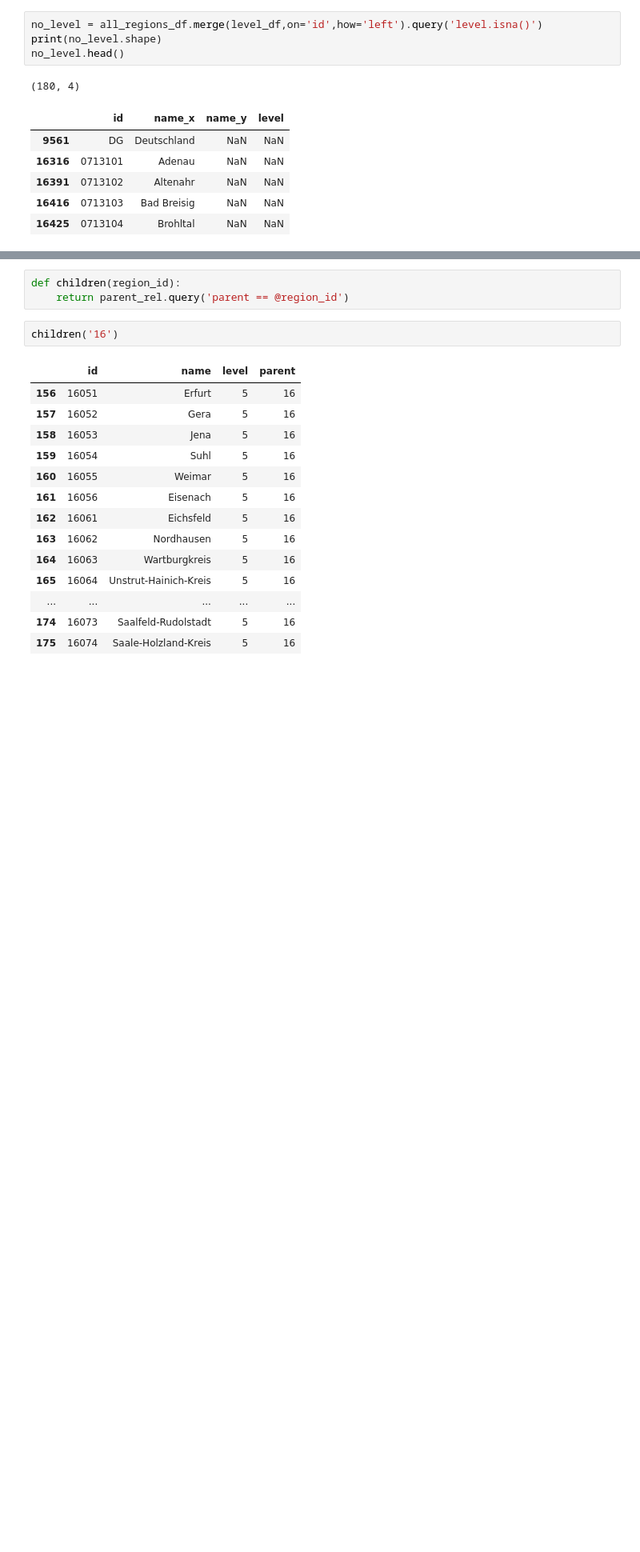
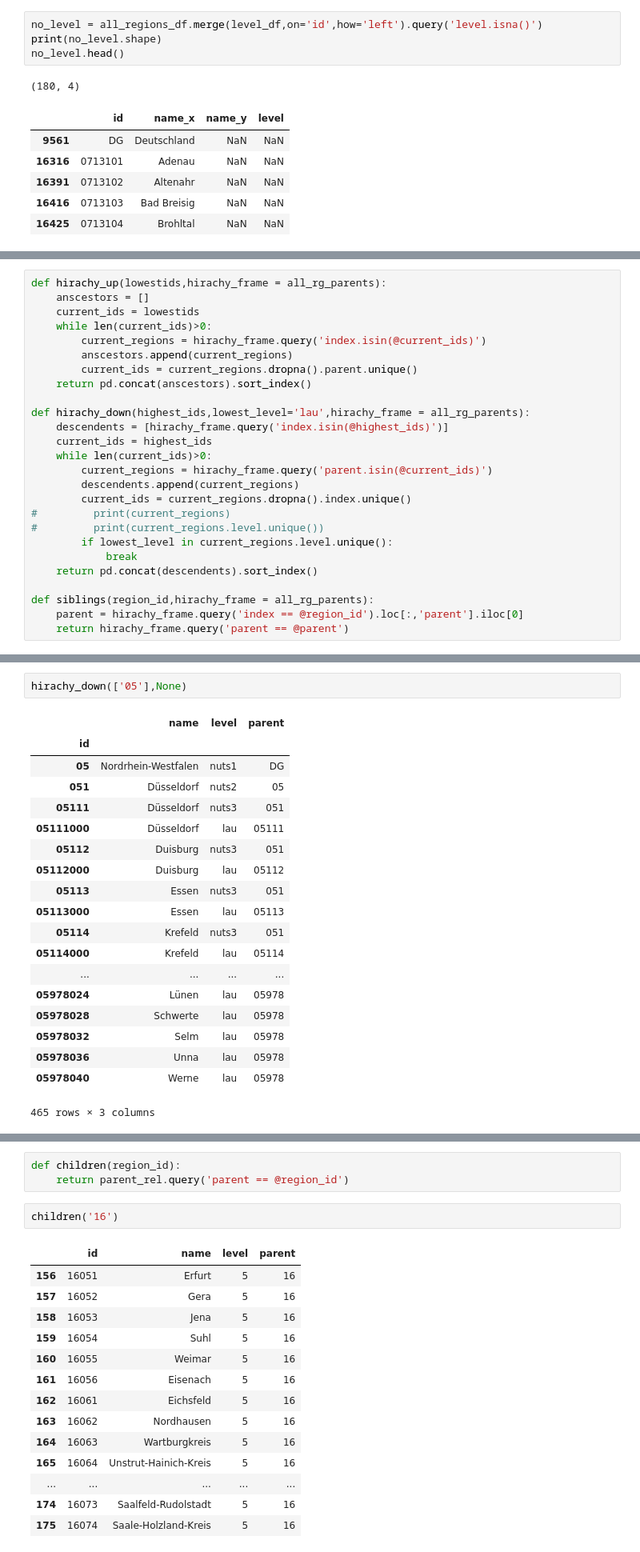
Before and after one commit to CorrelAid/datenguide-python, a Jupyter notebook: allRegionsAnalysis.ipynb, the cells around one changed output, grey strips where cells are left out. Shown at 80% size. Cells and saved outputs as stored; diff of their text form; blank space fills up the shorter version.

```diff
--- a/allRegionsAnalysis.ipynb
+++ b/allRegionsAnalysis.ipynb
@@ -148,0 +168,26 @@ ar_detail[ar_detail.name.str.contains('Frankfurt')]
+# %%
+def hirachy_up(lowestids,hirachy_frame = all_rg_parents):
+    anscestors = []
+    current_ids = lowestids
+    while len(current_ids)>0:
+        current_regions = hirachy_frame.query('index.isin(@current_ids)')
+        anscestors.append(current_regions)
+        current_ids = current_regions.dropna().parent.unique()
+    return pd.concat(anscestors).sort_index()
+
+def hirachy_down(highest_ids,lowest_level='lau',hirachy_frame = all_rg_parents):
+    descendents = [hirachy_frame.query('index.isin(@highest_ids)')]
+    current_ids = highest_ids
+    while len(current_ids)>0:
+        current_regions = hirachy_frame.query('parent.isin(@current_ids)')
+        descendents.append(current_regions)
+        current_ids = current_regions.dropna().index.unique()
+#         print(current_regions)
+#         print(current_regions.level.unique())
+        if lowest_level in current_regions.level.unique():
+            break
+    return pd.concat(descendents).sort_index()
+
+def siblings(region_id,hirachy_frame = all_rg_parents):
+    parent = hirachy_frame.query('index == @region_id').loc[:,'parent'].iloc[0]
+    return hirachy_frame.query('parent == @parent')
@@ -149,3 +217,25 @@ ar_detail[ar_detail.name.str.contains('Frankfurt')]
+# %%
+hirachy_down(['05'],None)
+# %% [output]
+|  | name | level | parent |
+| id |  |  |  |
+| 05 | Nordrhein-Westfalen | nuts1 | DG |
+| 051 | Düsseldorf | nuts2 | 05 |
+| 05111 | Düsseldorf | nuts3 | 051 |
+| 05111000 | Düsseldorf | lau | 05111 |
+| 05112 | Duisburg | nuts3 | 051 |
+| 05112000 | Duisburg | lau | 05112 |
+| 05113 | Essen | nuts3 | 051 |
+| 05113000 | Essen | lau | 05113 |
+| 05114 | Krefeld | nuts3 | 051 |
+| 05114000 | Krefeld | lau | 05114 |
+| ... | ... | ... | ... |
+| 05978024 | Lünen | lau | 05978 |
+| 05978028 | Schwerte | lau | 05978 |
+| 05978032 | Selm | lau | 05978 |
+| 05978036 | Unna | lau | 05978 |
+| 05978040 | Werne | lau | 05978 |
+465 rows × 3 columns
 # %%
 ar_detail.query('id == "05911"')
 # %% [output]
```
Also changed, not shown: parts of 29 cells of this notebook, 5 other files.
